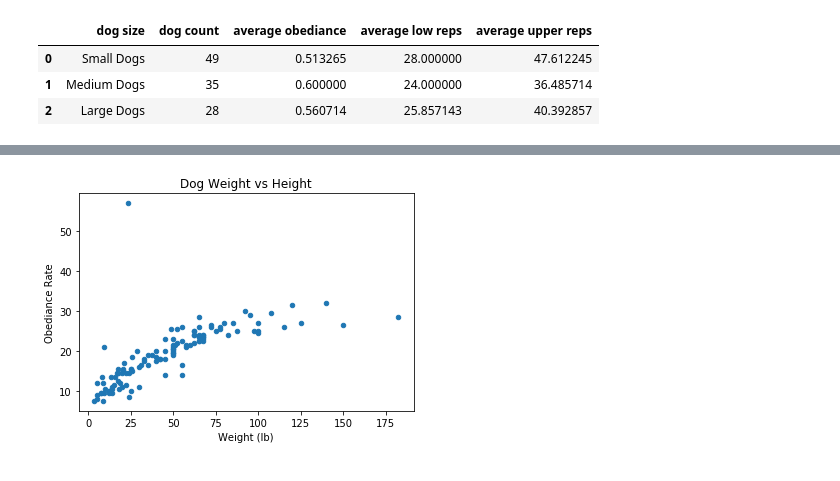
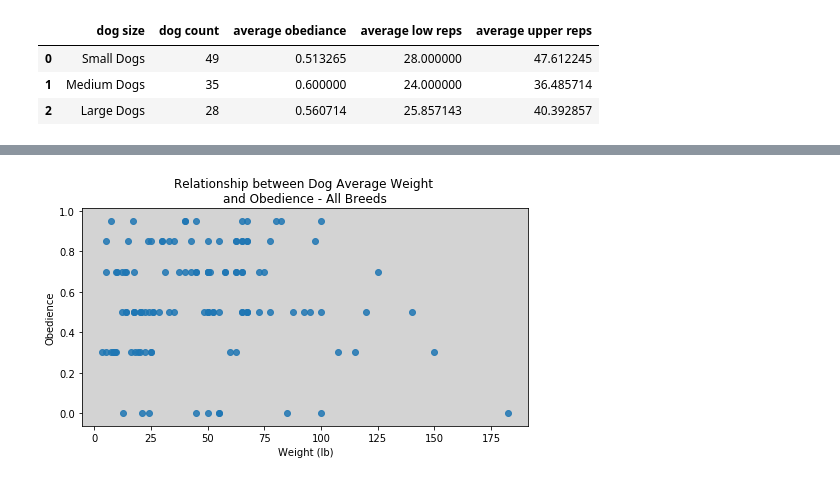
Before and after one commit to alissavokes/ETL-Dog-Intelligence, a Jupyter notebook: data_etl.ipynb, the cells around one changed output, grey strips where cells are left out. Cells and saved outputs as stored; diff of their text form; code cells hidden in the pictures.

Commit message:
updated plot code and exported plots

```diff
--- a/data_etl.ipynb
+++ b/data_etl.ipynb
@@ -545,10 +491,0 @@ plt.show()
-# %%
-lowest_dog_int = complete_dog_data.loc[complete_dog_data['obey'] < 30]
-
-plt.scatter(lowest_dog_int['average_weight_lbs'], lowest_dog_int['average_height_inches'], s=20)
-plt.title('Dog Weight vs Height')
-plt.xlabel('Weight (lb)')
-plt.ylabel('Obediance Rate')
-plt.show()
-# %% [output]
-[figure, removed]
@@ -554,0 +540,11 @@ plt.show()
+# %%
+# all breeds - weight vs obedience
+x = complete_dog_data['average_weight_lbs']
+o_ratio  = complete_dog_data['obey']
+x_title = 'Average Weight'
+x_label = 'Weight (lb)'
+dog_group = 'All Breeds'
+
+x_vs_ob_scatter(x, o_ratio, x_title, x_label, dog_group)
+# %% [output]
+[figure, added]
```
Also changed, not shown: parts of 15 cells of this notebook, 12 other files.
